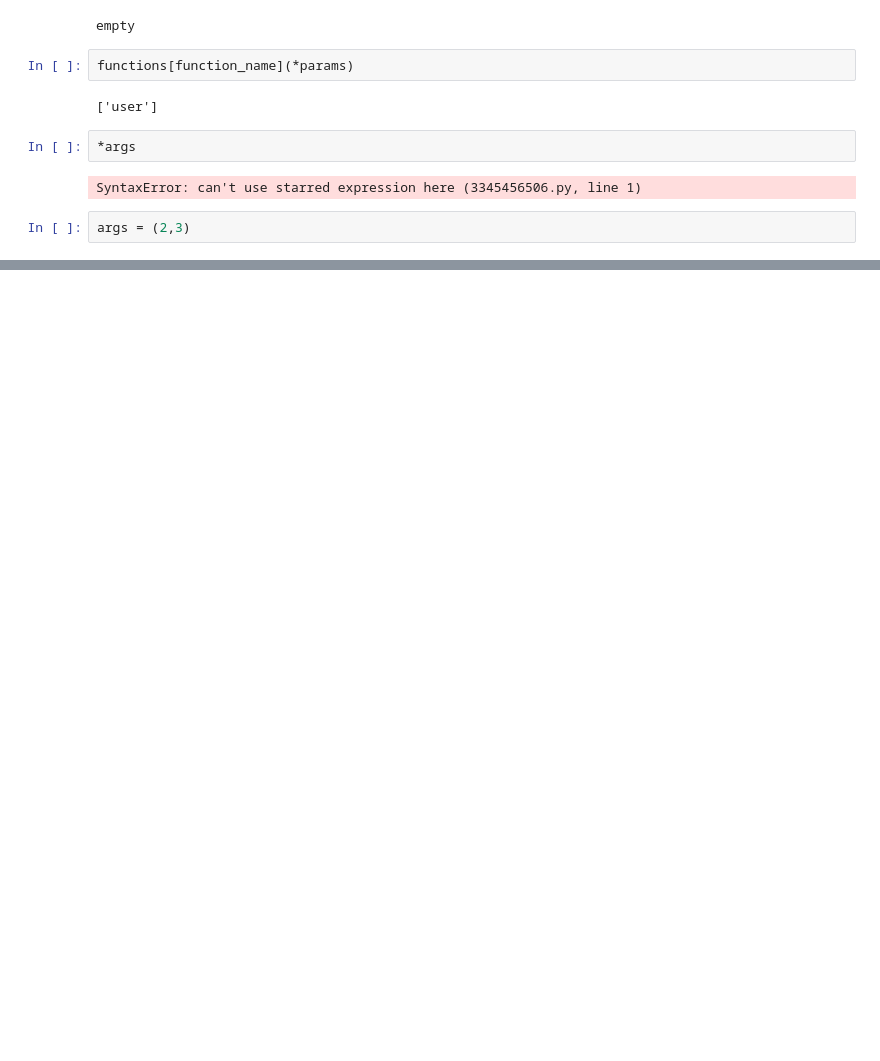
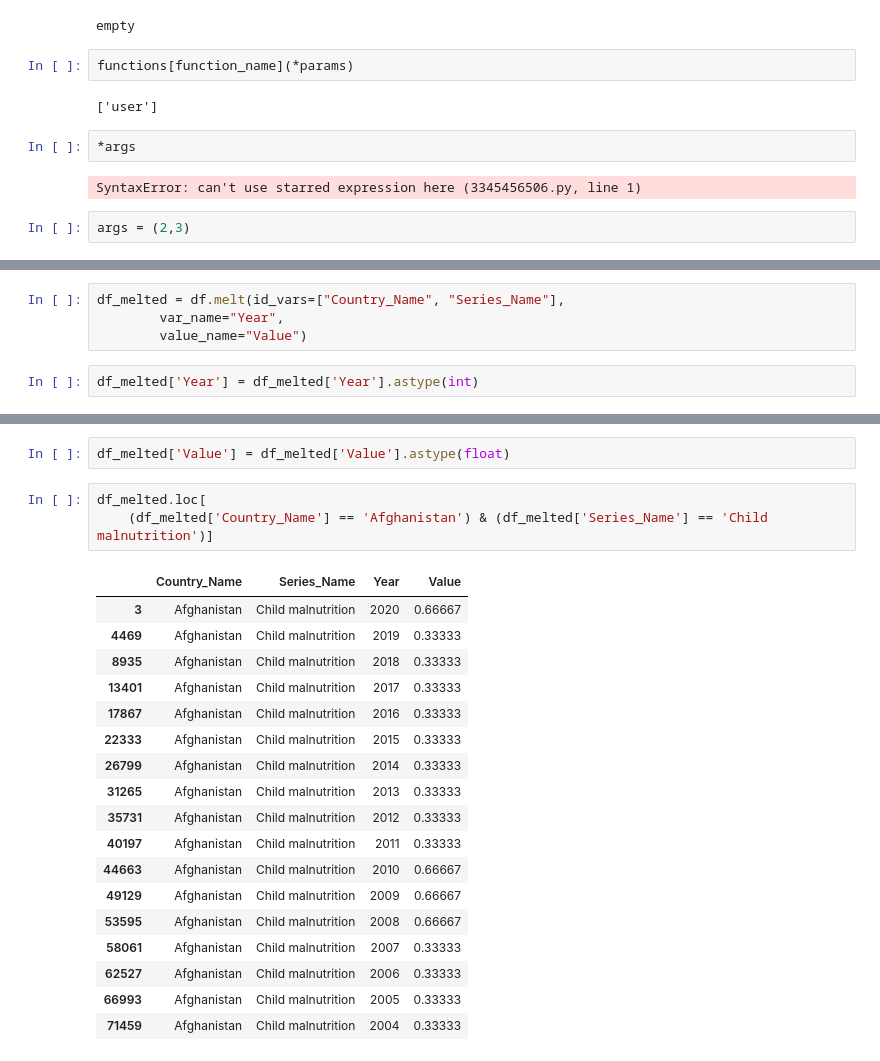
Before and after one commit to DanielDaCosta/distributed-file-system, a Jupyter notebook: tools.ipynb, the cells around one changed output, grey strips where cells are left out. Cells and saved outputs as stored; diff of their text form; blank space fills up the shorter version.

```diff
--- a/tools.ipynb
+++ b/tools.ipynb
@@ -126,0 +167,6 @@ TypeError: func1() missing 1 required positional argument: 'c'
+# %%
+df_melted = df.melt(id_vars=["Country_Name", "Series_Name"],
+        var_name="Year",
+        value_name="Value")
+# %%
+df_melted['Year'] = df_melted['Year'].astype(int)
@@ -126,0 +190,24 @@ TypeError: func1() missing 1 required positional argument: 'c'
+# %%
+df_melted['Value'] = df_melted['Value'].astype(float)
+# %%
+df_melted.loc[
+    (df_melted['Country_Name'] == 'Afghanistan') & (df_melted['Series_Name'] == 'Child malnutrition')]
+# %% [output]
+|  | Country_Name | Series_Name | Year | Value |
+| 3 | Afghanistan | Child malnutrition | 2020 | 0.66667 |
+| 4469 | Afghanistan | Child malnutrition | 2019 | 0.33333 |
+| 8935 | Afghanistan | Child malnutrition | 2018 | 0.33333 |
+| 13401 | Afghanistan | Child malnutrition | 2017 | 0.33333 |
+| 17867 | Afghanistan | Child malnutrition | 2016 | 0.33333 |
+| 22333 | Afghanistan | Child malnutrition | 2015 | 0.33333 |
+| 26799 | Afghanistan | Child malnutrition | 2014 | 0.33333 |
+| 31265 | Afghanistan | Child malnutrition | 2013 | 0.33333 |
+| 35731 | Afghanistan | Child malnutrition | 2012 | 0.33333 |
+| 40197 | Afghanistan | Child malnutrition | 2011 | 0.33333 |
+| 44663 | Afghanistan | Child malnutrition | 2010 | 0.66667 |
+| 49129 | Afghanistan | Child malnutrition | 2009 | 0.66667 |
+| 53595 | Afghanistan | Child malnutrition | 2008 | 0.66667 |
+| 58061 | Afghanistan | Child malnutrition | 2007 | 0.33333 |
+| 62527 | Afghanistan | Child malnutrition | 2006 | 0.33333 |
+| 66993 | Afghanistan | Child malnutrition | 2005 | 0.33333 |
+| 71459 | Afghanistan | Child malnutrition | 2004 | 0.33333 |
```
Also changed, not shown: parts of 14 cells of this notebook, 11 other files.
